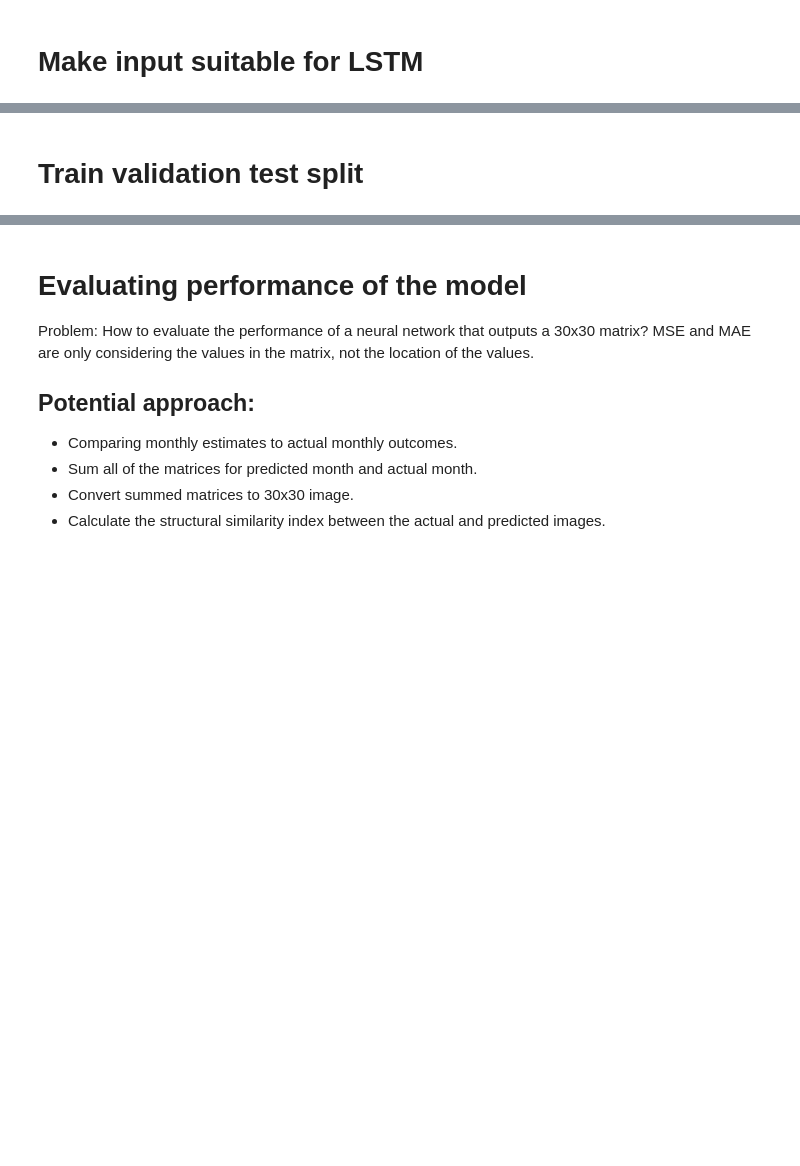
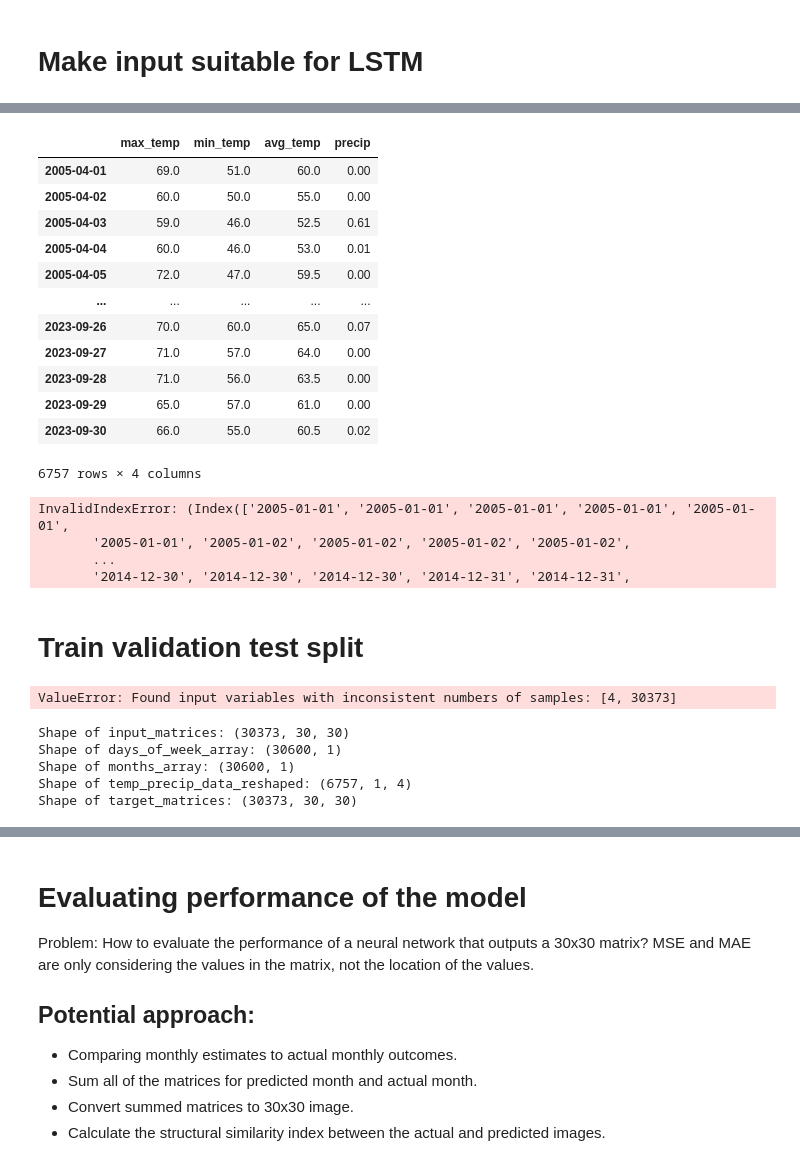
Before and after one commit to miguel-peralta/spring-2024-vip, a Jupyter notebook: stage2/lstm.ipynb, the cells around one changed output, grey strips where cells are left out. Drawn from its saved outputs; the diff is of its cells as text; code cells hidden in the pictures; blank space fills up the shorter version.

```diff
--- a/stage2/lstm.ipynb
+++ b/stage2/lstm.ipynb
@@ -78,0 +75,12 @@ print(weather_df.head())
+# %%
+raw_weather_df = get_weather_data()
+# Replace "M" with NaN
+raw_weather_df.replace("M", np.nan, inplace=True)
+
+# Convert to numeric
+raw_weather_df = raw_weather_df.apply(pd.to_numeric, errors='ignore')
+
+# Impute with the median for each column
+raw_weather_df.fillna(raw_weather_df.median(), inplace=True)
+
+print(raw_weather_df.head())
@@ -344,2 +344,34 @@ encoded_months = encoder_month.fit_transform(months_array)
+# %%
+raw_weather_df
+# %% [output]
+|  | max_temp | min_temp | avg_temp | precip |
+| 2005-04-01 | 69.0 | 51.0 | 60.0 | 0.00 |
+| 2005-04-02 | 60.0 | 50.0 | 55.0 | 0.00 |
+| 2005-04-03 | 59.0 | 46.0 | 52.5 | 0.61 |
+| 2005-04-04 | 60.0 | 46.0 | 53.0 | 0.01 |
+| 2005-04-05 | 72.0 | 47.0 | 59.5 | 0.00 |
+| ... | ... | ... | ... | ... |
+| 2023-09-26 | 70.0 | 60.0 | 65.0 | 0.07 |
+| 2023-09-27 | 71.0 | 57.0 | 64.0 | 0.00 |
+| 2023-09-28 | 71.0 | 56.0 | 63.5 | 0.00 |
+| 2023-09-29 | 65.0 | 57.0 | 61.0 | 0.00 |
+| 2023-09-30 | 66.0 | 55.0 | 60.5 | 0.02 |
+6757 rows × 4 columns
+# %%
+# Get weather data
+weather_df = pd.DataFrame(raw_weather_df[pd.to_datetime(dates).strftime('%Y-%m-%d'), :])
+temp_precip_data = raw_weather_df[['max_temp', 'min_temp', 'avg_temp', 'precip']].values
+
+# Normalization
+scaler = MinMaxScaler()
+temp_precip_data_normalized = scaler.fit_transform(temp_precip_data)
+
+# Reshape temperature and precipitation data to match model input shape
+temp_precip_data_reshaped = temp_precip_data_normalized.reshape(-1, 1, 4)
+# %% [output]
+InvalidIndexError: (Index(['2005-01-01', '2005-01-01', '2005-01-01', '2005-01-01', '2005-01-01',
+       '2005-01-01', '2005-01-02', '2005-01-02', '2005-01-02', '2005-01-02',
+       ...
+       '2014-12-30', '2014-12-30', '2014-12-30', '2014-12-31', '2014-12-31',
 # %% [markdown]
 # Train validation test split
@@ -351 +378,28 @@ X_val, X_test, y_val, y_test = train_test_split(X_temp, y_temp, test_size=0.5, r
+# %%
+# For the model without weather
+X_train_no_weather, X_test_no_weather, y_train_no_weather, y_test_no_weather = train_test_split(input_matrices,
+                                                                                                target_matrices,
+                                                                                                test_size=0.2,
+                                                                                                random_state=42)
+
+# For the model with weather
+X_train_weather_data = [input_matrices, days_of_week_array, months_array, temp_precip_data_reshaped]
+X_train_weather, X_test_weather, y_train_weather, y_test_weather = train_test_split(X_train_weather_data,
+                                                                                    target_matrices,
+                                                                                    test_size=0.2,
+                                                                                    random_state=42)
+# %% [output]
+ValueError: Found input variables with inconsistent numbers of samples: [4, 30373]
+# %%
+print("Shape of input_matrices:", input_matrices.shape)
+print("Shape of days_of_week_array:", days_of_week_array.shape)
+print("Shape of months_array:", months_array.shape)
+print("Shape of temp_precip_data_reshaped:", temp_precip_data_reshaped.shape)
+print("Shape of target_matrices:", target_matrices.shape)
+# %% [output]
+Shape of input_matrices: (30373, 30, 30)
+Shape of days_of_week_array: (30600, 1)
+Shape of months_array: (30600, 1)
+Shape of temp_precip_data_reshaped: (6757, 1, 4)
+Shape of target_matrices: (30373, 30, 30)
 # %% [markdown]
```
Also changed, not shown: parts of 44 cells of this notebook.
